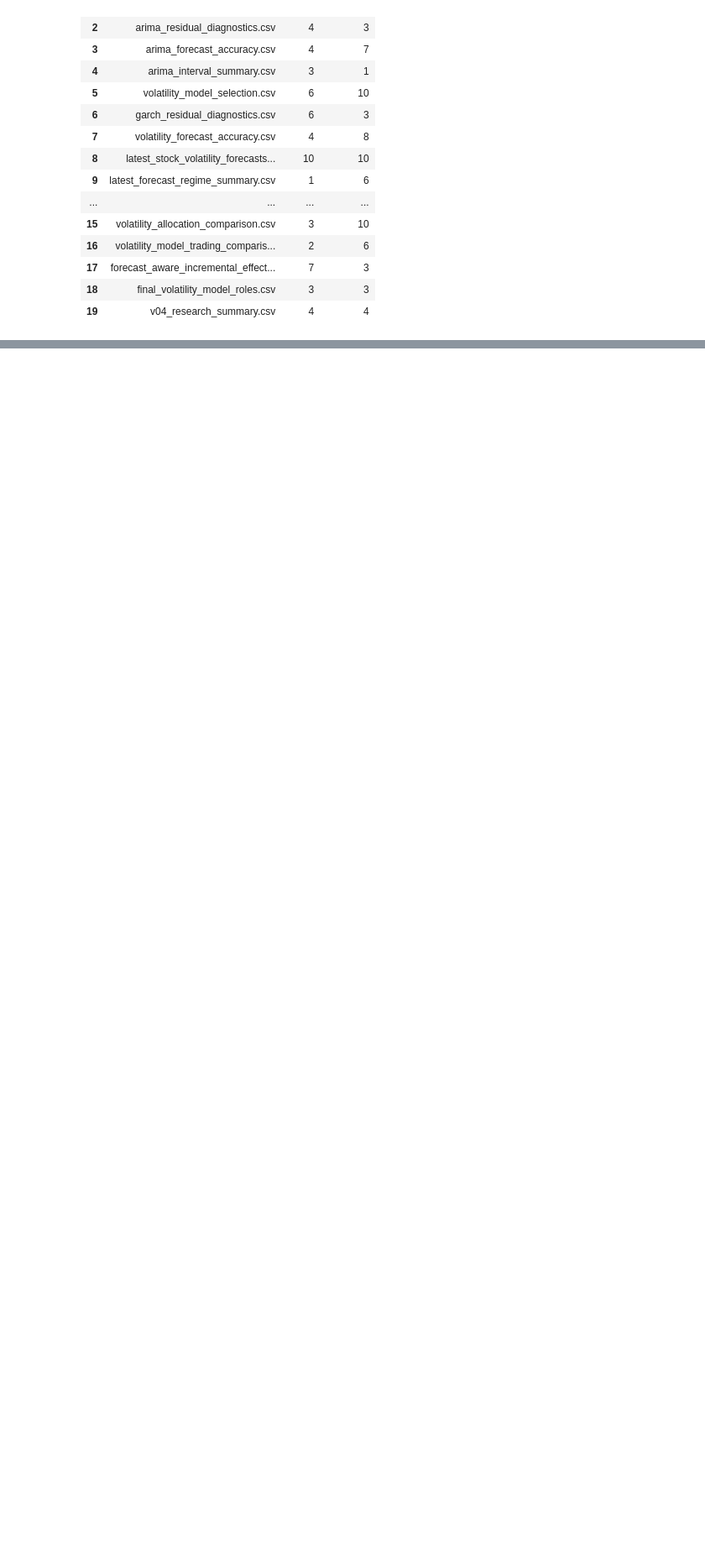
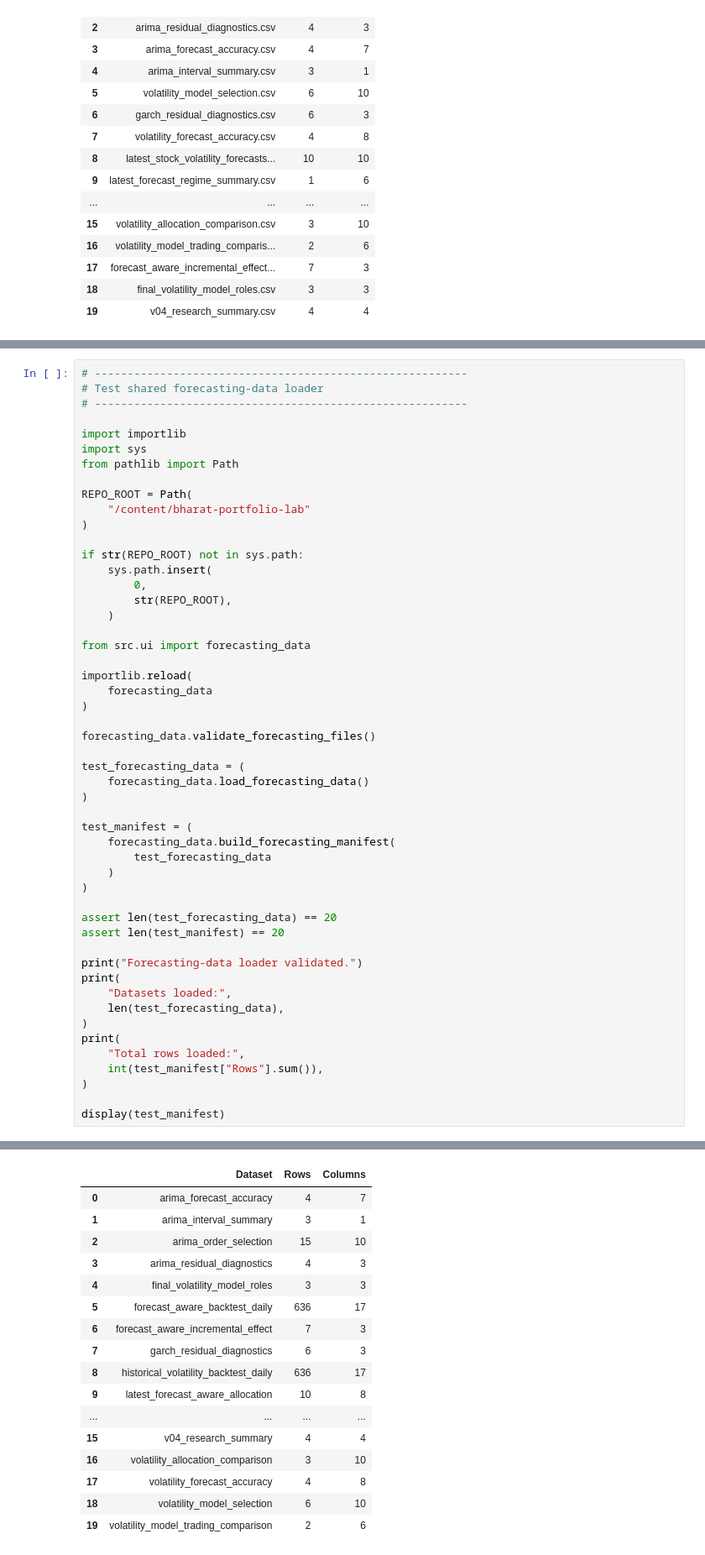
Before and after one commit to Rohil121/bharat-portfolio-lab, a Jupyter notebook: notebooks/04_forecasting_risk_models.ipynb, the cells around one changed output, grey strips where cells are left out. Shown at 84% size. Saved outputs shown, nothing was run; the diff lists cells and outputs as text; blank space fills up the shorter version.

Commit message:
Save complete v0.4 forecasting research notebook

```diff
--- a/notebooks/04_forecasting_risk_models.ipynb
+++ b/notebooks/04_forecasting_risk_models.ipynb
@@ -6915,0 +7707,52 @@ Export directory: data/processed/forecasting
+# %%
+# ---------------------------------------------------------
+# Test shared forecasting-data loader
+# ---------------------------------------------------------
+
+import importlib
+import sys
+from pathlib import Path
+
+REPO_ROOT = Path(
+    "/content/bharat-portfolio-lab"
+)
+
+if str(REPO_ROOT) not in sys.path:
+    sys.path.insert(
+        0,
+        str(REPO_ROOT),
+    )
+
+from src.ui import forecasting_data
+
+importlib.reload(
+    forecasting_data
+)
+
+forecasting_data.validate_forecasting_files()
+
+test_forecasting_data = (
+    forecasting_data.load_forecasting_data()
+)
+
+test_manifest = (
+    forecasting_data.build_forecasting_manifest(
+        test_forecasting_data
+    )
+)
+
+assert len(test_forecasting_data) == 20
+assert len(test_manifest) == 20
+
+print("Forecasting-data loader validated.")
+print(
+    "Datasets loaded:",
+    len(test_forecasting_data),
+)
+print(
+    "Total rows loaded:",
+    int(test_manifest["Rows"].sum()),
+)
+
+display(test_manifest)
+# %% [output]
@@ -6915,0 +7766,17 @@ Export directory: data/processed/forecasting
+|  | Dataset | Rows | Columns |
+| 0 | arima_forecast_accuracy | 4 | 7 |
+| 1 | arima_interval_summary | 3 | 1 |
+| 2 | arima_order_selection | 15 | 10 |
+| 3 | arima_residual_diagnostics | 4 | 3 |
+| 4 | final_volatility_model_roles | 3 | 3 |
+| 5 | forecast_aware_backtest_daily | 636 | 17 |
+| 6 | forecast_aware_incremental_effect | 7 | 3 |
+| 7 | garch_residual_diagnostics | 6 | 3 |
+| 8 | historical_volatility_backtest_daily | 636 | 17 |
+| 9 | latest_forecast_aware_allocation | 10 | 8 |
+| ... | ... | ... | ... |
+| 15 | v04_research_summary | 4 | 4 |
+| 16 | volatility_allocation_comparison | 3 | 10 |
+| 17 | volatility_forecast_accuracy | 4 | 8 |
+| 18 | volatility_model_selection | 6 | 10 |
+| 19 | volatility_model_trading_comparison | 2 | 6 |
```
Also changed, not shown: parts of 30 cells of this notebook.
